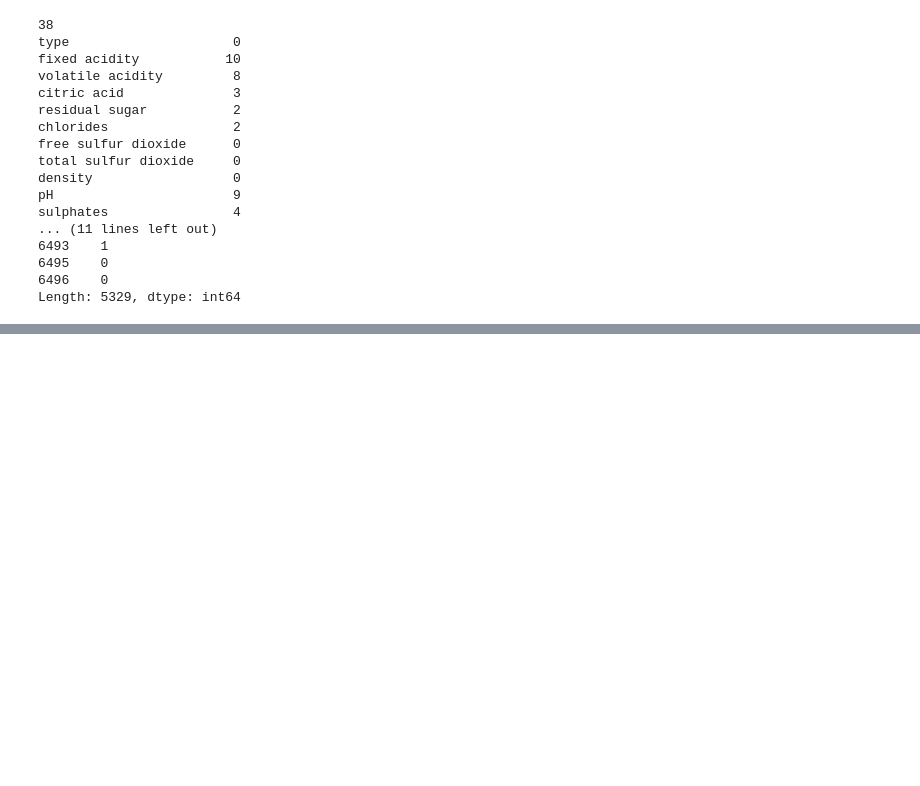
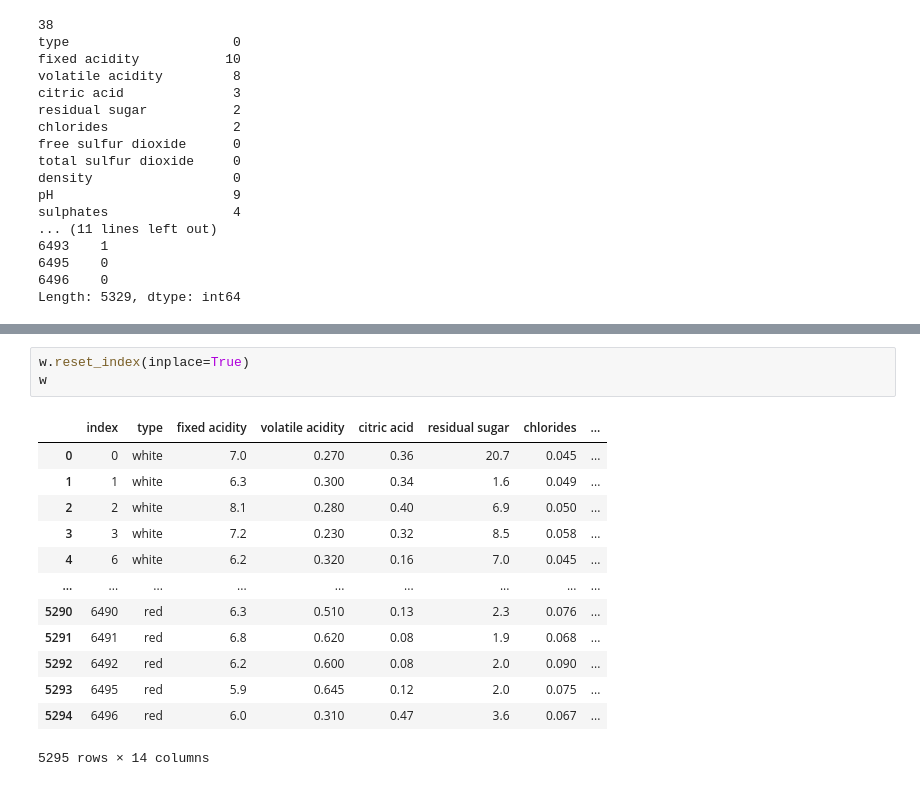
Before and after one commit to Yaminikanta/Python_Libraries, a Jupyter notebook: 02-Pandas/class_pandas.ipynb, the cells around one changed output, grey strips where cells are left out. Saved outputs shown, nothing was run; the diff lists cells and outputs as text; blank space fills up the shorter version.

```diff
--- a/02-Pandas/class_pandas.ipynb
+++ b/02-Pandas/class_pandas.ipynb
@@ -1636,0 +1658,17 @@ Length: 5329, dtype: int64
+# %%
+w.reset_index(inplace=True)
+w
+# %% [output]
+|  | index | type | fixed acidity | volatile acidity | citric acid | residual sugar | chlorides | ... |
+| 0 | 0 | white | 7.0 | 0.270 | 0.36 | 20.7 | 0.045 | ... |
+| 1 | 1 | white | 6.3 | 0.300 | 0.34 | 1.6 | 0.049 | ... |
+| 2 | 2 | white | 8.1 | 0.280 | 0.40 | 6.9 | 0.050 | ... |
+| 3 | 3 | white | 7.2 | 0.230 | 0.32 | 8.5 | 0.058 | ... |
+| 4 | 6 | white | 6.2 | 0.320 | 0.16 | 7.0 | 0.045 | ... |
+| ... | ... | ... | ... | ... | ... | ... | ... | ... |
+| 5290 | 6490 | red | 6.3 | 0.510 | 0.13 | 2.3 | 0.076 | ... |
+| 5291 | 6491 | red | 6.8 | 0.620 | 0.08 | 1.9 | 0.068 | ... |
+| 5292 | 6492 | red | 6.2 | 0.600 | 0.08 | 2.0 | 0.090 | ... |
+| 5293 | 6495 | red | 5.9 | 0.645 | 0.12 | 2.0 | 0.075 | ... |
+| 5294 | 6496 | red | 6.0 | 0.310 | 0.47 | 3.6 | 0.067 | ... |
+5295 rows × 14 columns
```
Also changed, not shown: parts of 3 cells of this notebook.
